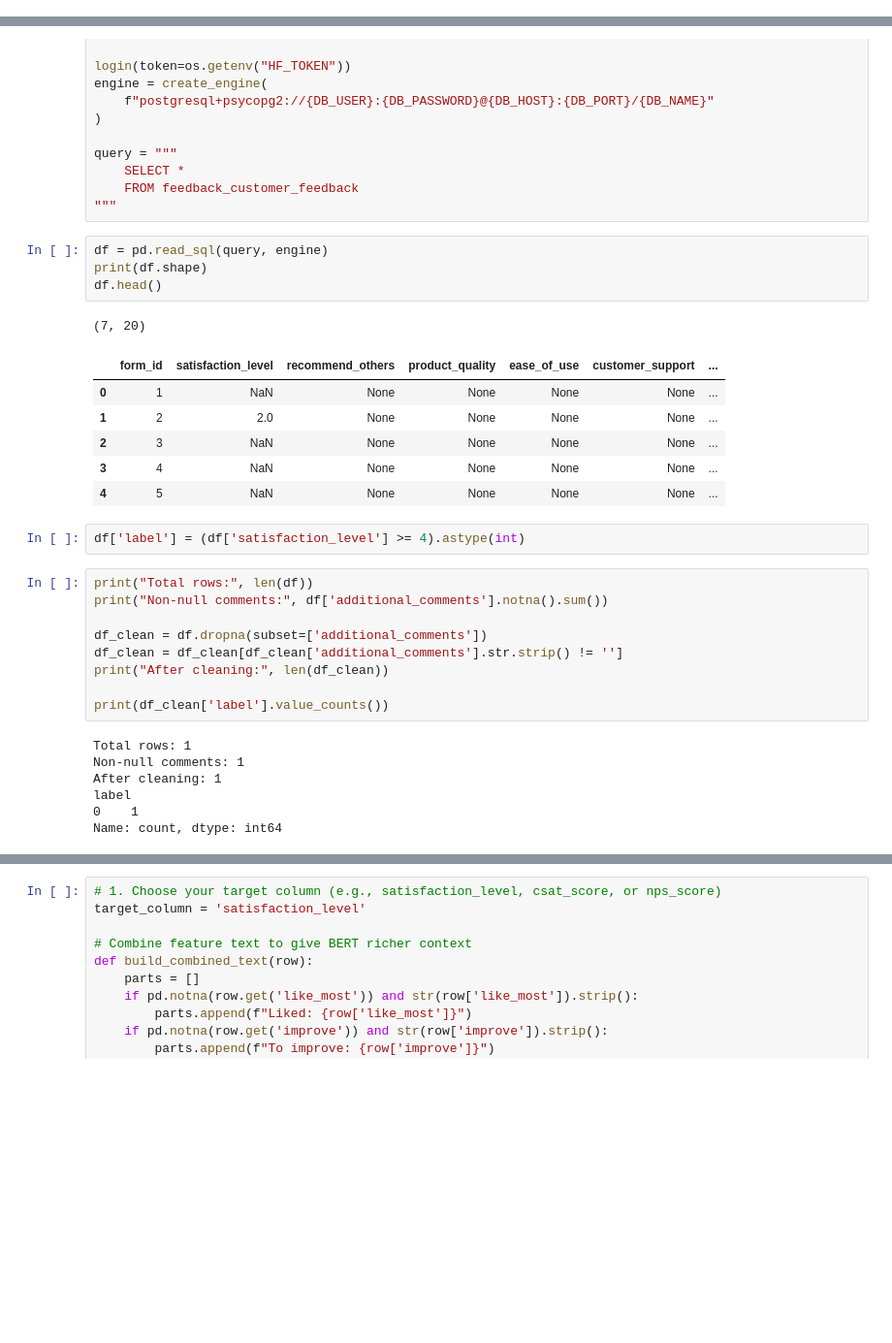
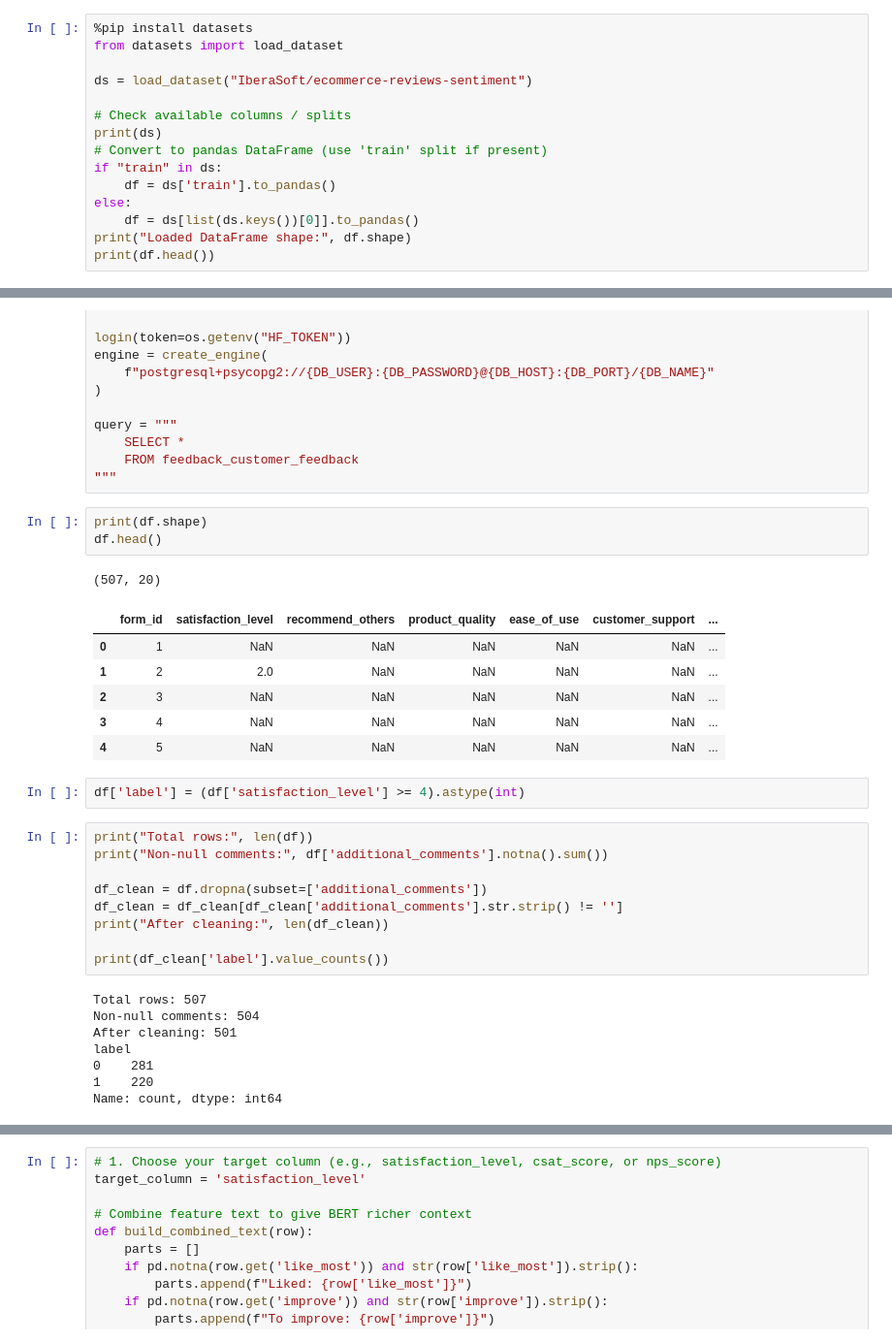
Before and after one commit to clencyc/AimSoft-Feedback-Analysis, a Jupyter notebook: finetune.ipynb, the cells around one changed output, grey strips where cells are left out. Shown at 97% size. Drawn from its saved outputs; the diff is of its cells as text; blank space fills up the shorter version.

```diff
--- a/finetune.ipynb
+++ b/finetune.ipynb
@@ -97 +73,16 @@ Requirement already satisfied: nvidia-cusparselt-cu13==0.8.1 in ./venv/lib/pytho
 Note: you may need to restart the kernel to use updated packages.
+# %%
+%pip install datasets
+from datasets import load_dataset
+
+ds = load_dataset("IberaSoft/ecommerce-reviews-sentiment")
+
+# Check available columns / splits
+print(ds)
+# Convert to pandas DataFrame (use 'train' split if present)
+if "train" in ds:
+    df = ds['train'].to_pandas()
+else:
+    df = ds[list(ds.keys())[0]].to_pandas()
+print("Loaded DataFrame shape:", df.shape)
+print(df.head())
@@ -174,17 +167,16 @@ query = """
     FROM feedback_customer_feedback
 """
 # %%
-df = pd.read_sql(query, engine)
 print(df.shape)
 df.head()
 # %% [output]
-(7, 20)
+(507, 20)
 |  | form_id | satisfaction_level | recommend_others | product_quality | ease_of_use | customer_support | ... |
-| 0 | 1 | NaN | None | None | None | None | ... |
-| 1 | 2 | 2.0 | None | None | None | None | ... |
-| 2 | 3 | NaN | None | None | None | None | ... |
-| 3 | 4 | NaN | None | None | None | None | ... |
-| 4 | 5 | NaN | None | None | None | None | ... |
+| 0 | 1 | NaN | NaN | NaN | NaN | NaN | ... |
+| 1 | 2 | 2.0 | NaN | NaN | NaN | NaN | ... |
+| 2 | 3 | NaN | NaN | NaN | NaN | NaN | ... |
+| 3 | 4 | NaN | NaN | NaN | NaN | NaN | ... |
+| 4 | 5 | NaN | NaN | NaN | NaN | NaN | ... |
 # %%
 df['label'] = (df['satisfaction_level'] >= 4).astype(int)
 # %%
@@ -197,11 +189,12 @@ print("After cleaning:", len(df_clean))
 
 print(df_clean['label'].value_counts())
 # %% [output]
-Total rows: 1
-Non-null comments: 1
-After cleaning: 1
+Total rows: 507
+Non-null comments: 504
+After cleaning: 501
 label
-0    1
+0    281
+1    220
 Name: count, dtype: int64
 # %%
 print(df.shape)
```
Also changed, not shown: parts of 16 cells of this notebook.
